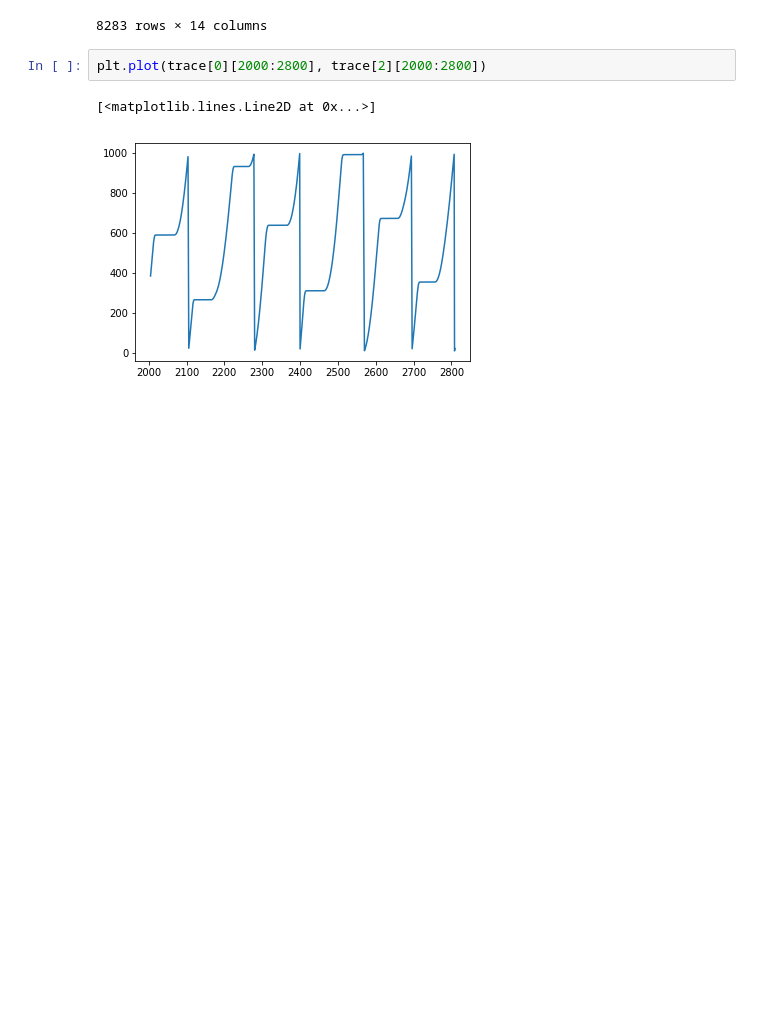
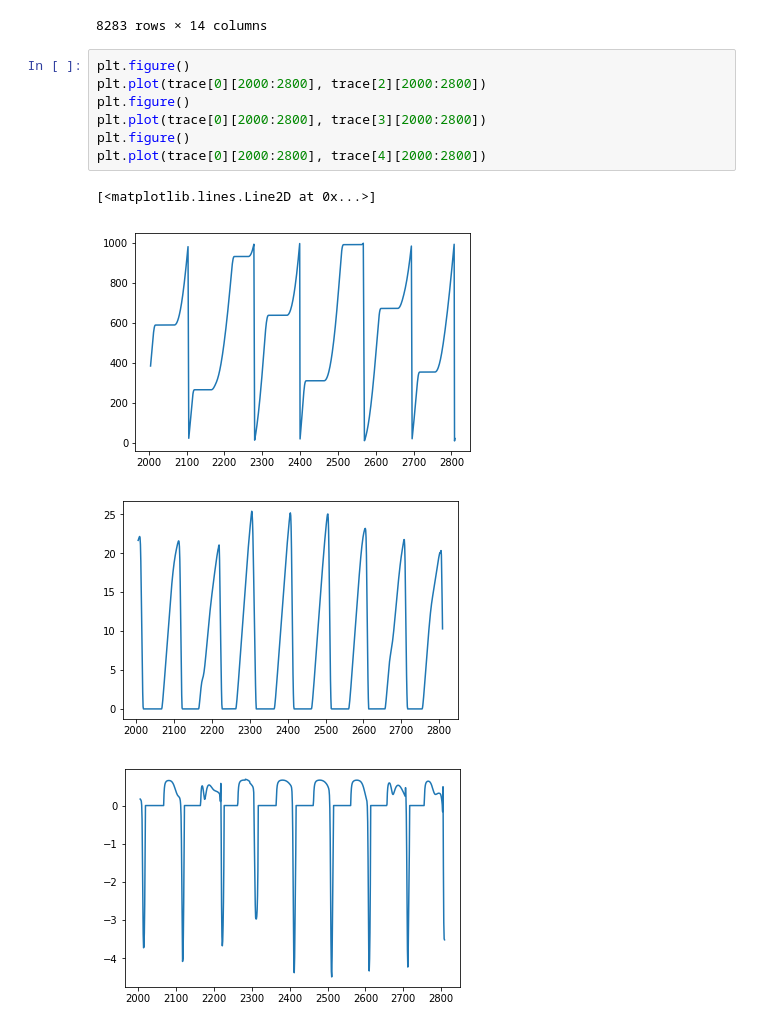
Before and after one commit to mengcz13/movsim, a Jupyter notebook: view_logs.ipynb, the cells around one changed output. Drawn from its saved outputs; the diff is of its cells as text; blank space fills up the shorter version.

```diff
--- a/view_logs.ipynb
+++ b/view_logs.ipynb
@@ -34,8 +34,15 @@ trace
 | 581194 | 8362.0 | 1 | 285.1 | 0.0000 | 0.00000 | 2.05 | 0.000000 | FAST_TYPE | 1 | 1 | 1 | ... |
 | 581263 | 8363.0 | 1 | 285.1 | 0.0000 | 0.00000 | 2.05 | 0.000000 | FAST_TYPE | 1 | 1 | 1 | ... |
 8283 rows × 14 columns
-# %%
-plt.plot(trace[0][2000:2800], trace[2][2000:2800])
-# %% [output]
-[<matplotlib.lines.Line2D at 0x...>]
-[figure, removed]
+# %%
+plt.figure()
+plt.plot(trace[0][2000:2800], trace[2][2000:2800])
+plt.figure()
+plt.plot(trace[0][2000:2800], trace[3][2000:2800])
+plt.figure()
+plt.plot(trace[0][2000:2800], trace[4][2000:2800])
+# %% [output]
+[<matplotlib.lines.Line2D at 0x...>]
+[figure, added]
+[figure, added]
+[figure, added]
```
